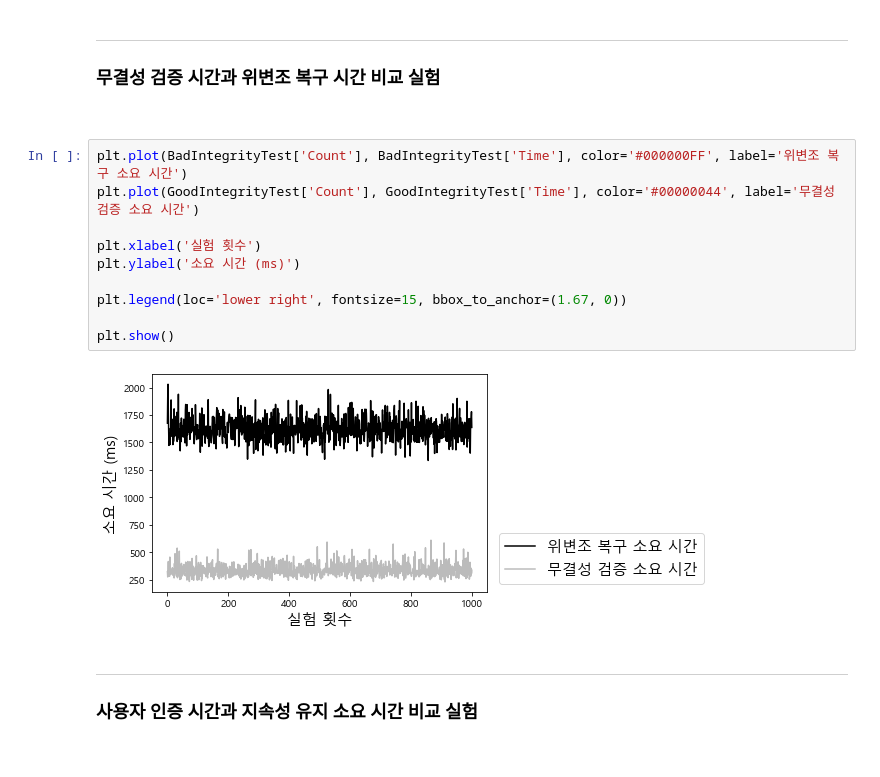
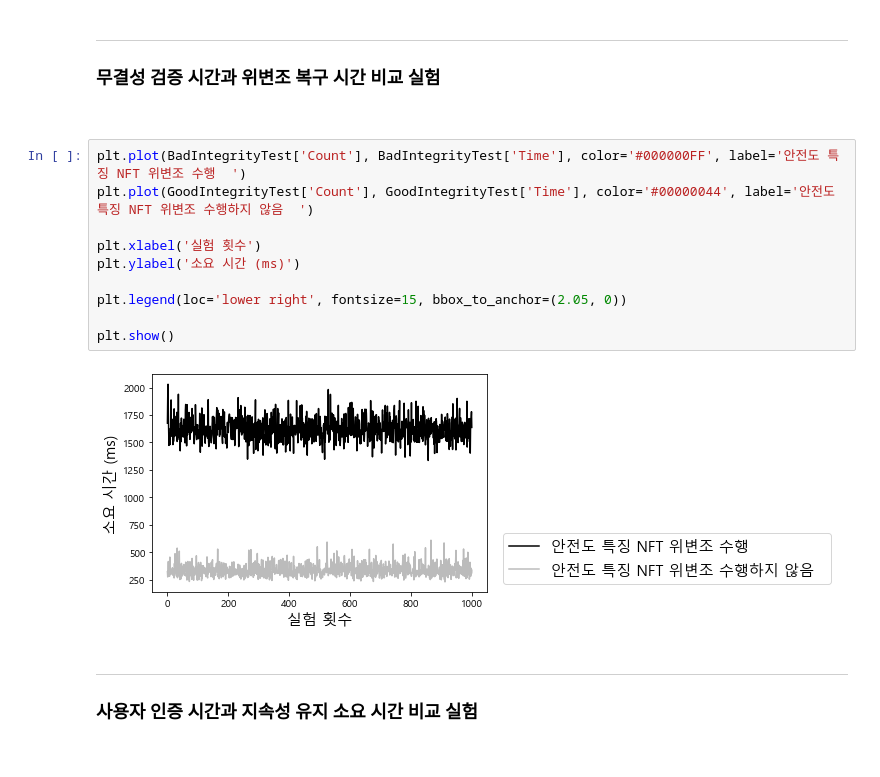
Before and after one commit to KiHyeon-Hong/EOG_data_user_authentication_blockchain, a Jupyter notebook: views/1.EOG_data_user_authentication_NFT_blockchain_model.ipynb, the cells around one changed output. Drawn from its saved outputs; the diff is of its cells as text.

```diff
--- a/views/1.EOG_data_user_authentication_NFT_blockchain_model.ipynb
+++ b/views/1.EOG_data_user_authentication_NFT_blockchain_model.ipynb
@@ -179,17 +179,17 @@ plt.show()
 <h3>무결성 검증 시간과 위변조 복구 시간 비교 실험</h3>
 <br>
 # %%
-plt.plot(BadIntegrityTest['Count'], BadIntegrityTest['Time'], color='#000000FF', label='위변조 복구 소요 시간')
-plt.plot(GoodIntegrityTest['Count'], GoodIntegrityTest['Time'], color='#00000044', label='무결성 검증 소요 시간')
+plt.plot(BadIntegrityTest['Count'], BadIntegrityTest['Time'], color='#000000FF', label='안전도 특징 NFT 위변조 수행  ')
+plt.plot(GoodIntegrityTest['Count'], GoodIntegrityTest['Time'], color='#00000044', label='안전도 특징 NFT 위변조 수행하지 않음  ')
 
 plt.xlabel('실험 횟수')
 plt.ylabel('소요 시간 (ms)')
 
-plt.legend(loc='lower right', fontsize=15, bbox_to_anchor=(1.67, 0))
+plt.legend(loc='lower right', fontsize=15, bbox_to_anchor=(2.05, 0))
 
 plt.show()
 # %% [output]
-[figure, old version]
+[figure, new version]
 # %% [markdown]
 <hr>
 <h3>사용자 인증 시간과 지속성 유지 소요 시간 비교 실험</h3>
```
Also changed, not shown: parts of 1 cell of this notebook, 1 other file.
